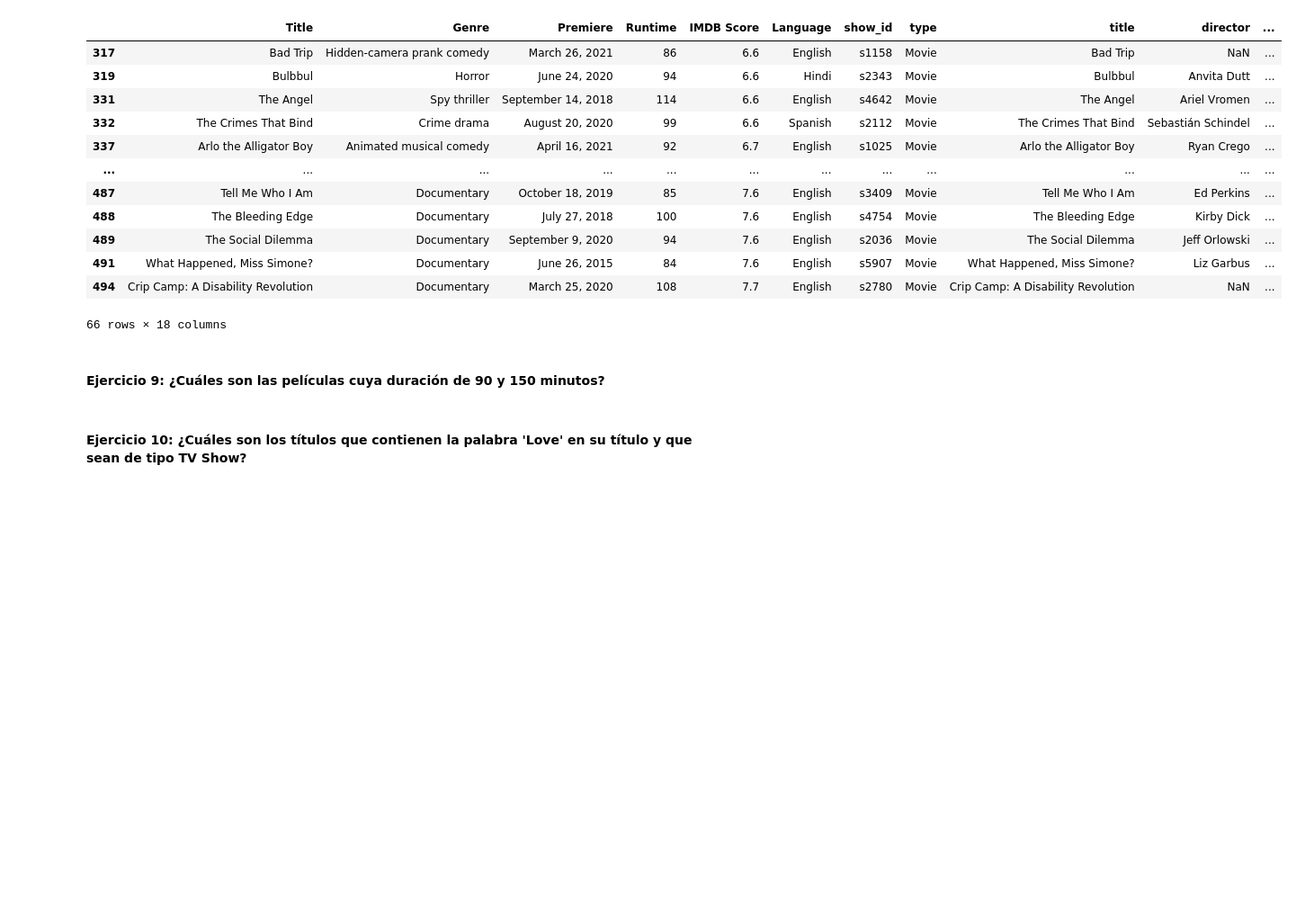
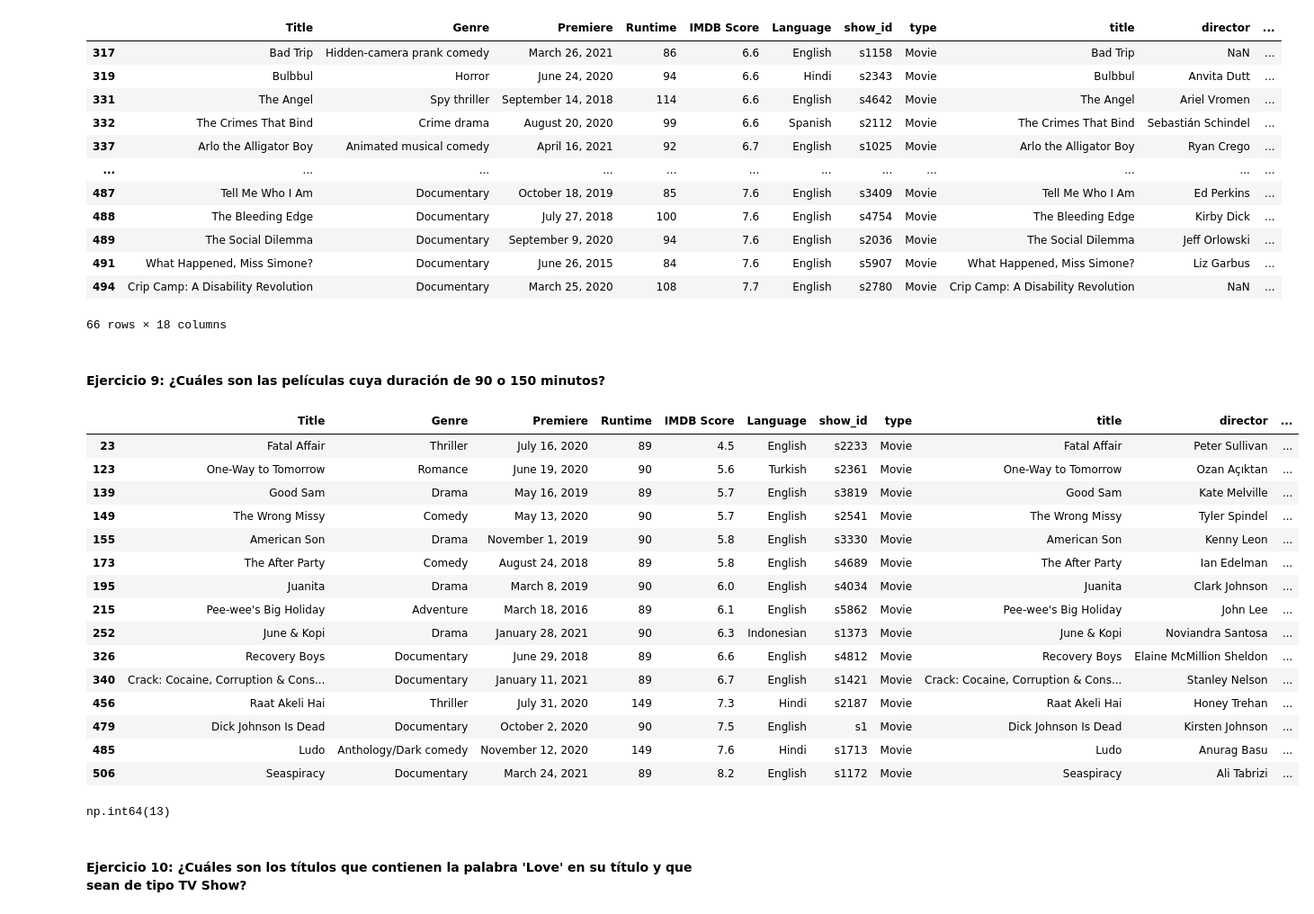
Before and after one commit to jgilsu11/laboratorio-modulo2-leccion03-filtrado-groupby, a Jupyter notebook: laboratorio-modulo2-leccion03-filtrado.ipynb, the cells around one changed output. Shown at 90% size. Saved outputs shown, nothing was run; the diff lists cells and outputs as text; code cells hidden in the pictures; blank space fills up the shorter version.

```diff
--- a/laboratorio-modulo2-leccion03-filtrado.ipynb
+++ b/laboratorio-modulo2-leccion03-filtrado.ipynb
@@ -230,6 +230,34 @@ netflix_concat[filtro_IMDB & filtro_duracion]
 | 494 | Crip Camp: A Disability Revolution | Documentary | March 25, 2020 | 108 | 7.7 | English | s2780 | Movie | Crip Camp: A Disability Revolution | NaN | ... |
 66 rows × 18 columns
 # %% [markdown]
-#### Ejercicio 9: ¿Cuáles son las películas cuya duración de 90 y 150 minutos?
+#### Ejercicio 9: ¿Cuáles son las películas cuya duración de 90 o 150 minutos?
+# %%
+patron_regex1= "^150"
+patron_regex2="^90"
+_noventa=netflix_concat["duration"].str.contains(patron_regex2, case= False, na= False, regex= True)
+_cientocincuenta=netflix_concat["duration"].str.contains(patron_regex1, case= False, na= False, regex= True)
+total= _cientocincuenta | _noventa
+netflix_concat[total]
+# %% [output]
+|  | Title | Genre | Premiere | Runtime | IMDB Score | Language | show_id | type | title | director | ... |
+| 23 | Fatal Affair | Thriller | July 16, 2020 | 89 | 4.5 | English | s2233 | Movie | Fatal Affair | Peter Sullivan | ... |
+| 123 | One-Way to Tomorrow | Romance | June 19, 2020 | 90 | 5.6 | Turkish | s2361 | Movie | One-Way to Tomorrow | Ozan Açıktan | ... |
+| 139 | Good Sam | Drama | May 16, 2019 | 89 | 5.7 | English | s3819 | Movie | Good Sam | Kate Melville | ... |
+| 149 | The Wrong Missy | Comedy | May 13, 2020 | 90 | 5.7 | English | s2541 | Movie | The Wrong Missy | Tyler Spindel | ... |
+| 155 | American Son | Drama | November 1, 2019 | 90 | 5.8 | English | s3330 | Movie | American Son | Kenny Leon | ... |
+| 173 | The After Party | Comedy | August 24, 2018 | 89 | 5.8 | English | s4689 | Movie | The After Party | Ian Edelman | ... |
+| 195 | Juanita | Drama | March 8, 2019 | 90 | 6.0 | English | s4034 | Movie | Juanita | Clark Johnson | ... |
+| 215 | Pee-wee's Big Holiday | Adventure | March 18, 2016 | 89 | 6.1 | English | s5862 | Movie | Pee-wee's Big Holiday | John Lee | ... |
+| 252 | June & Kopi | Drama | January 28, 2021 | 90 | 6.3 | Indonesian | s1373 | Movie | June & Kopi | Noviandra Santosa | ... |
+| 326 | Recovery Boys | Documentary | June 29, 2018 | 89 | 6.6 | English | s4812 | Movie | Recovery Boys | Elaine McMillion Sheldon | ... |
+| 340 | Crack: Cocaine, Corruption & Cons... | Documentary | January 11, 2021 | 89 | 6.7 | English | s1421 | Movie | Crack: Cocaine, Corruption & Cons... | Stanley Nelson | ... |
+| 456 | Raat Akeli Hai | Thriller | July 31, 2020 | 149 | 7.3 | Hindi | s2187 | Movie | Raat Akeli Hai | Honey Trehan | ... |
+| 479 | Dick Johnson Is Dead | Documentary | October 2, 2020 | 90 | 7.5 | English | s1 | Movie | Dick Johnson Is Dead | Kirsten Johnson | ... |
+| 485 | Ludo | Anthology/Dark comedy | November 12, 2020 | 149 | 7.6 | Hindi | s1713 | Movie | Ludo | Anurag Basu | ... |
+| 506 | Seaspiracy | Documentary | March 24, 2021 | 89 | 8.2 | English | s1172 | Movie | Seaspiracy | Ali Tabrizi | ... |
+# %%
+_noventa.sum()
+# %% [output]
+np.int64(13)
 # %% [markdown]
 #### Ejercicio 10: ¿Cuáles son los títulos que contienen la palabra 'Love' en su título y que sean de tipo TV Show?
```
Also changed, not shown: parts of 7 cells of this notebook.
